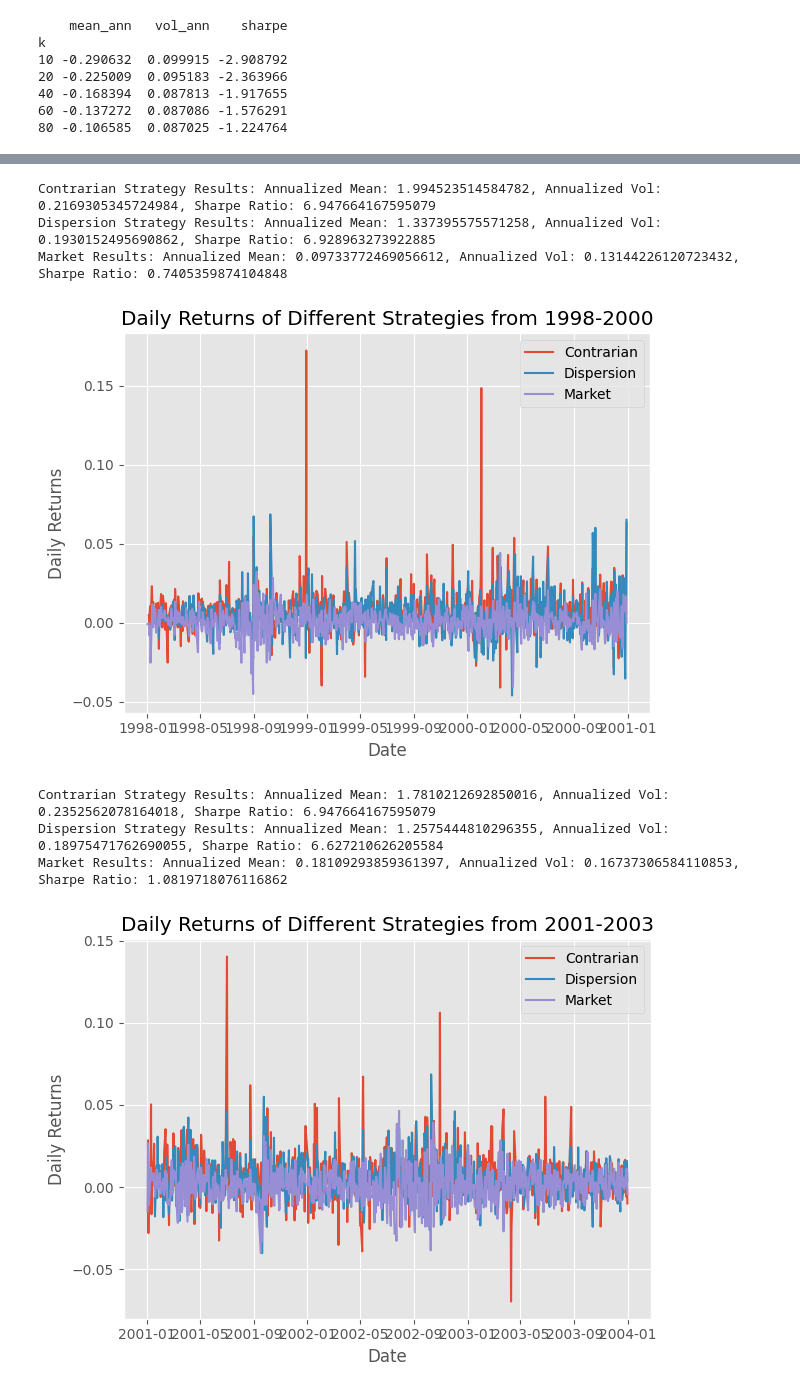
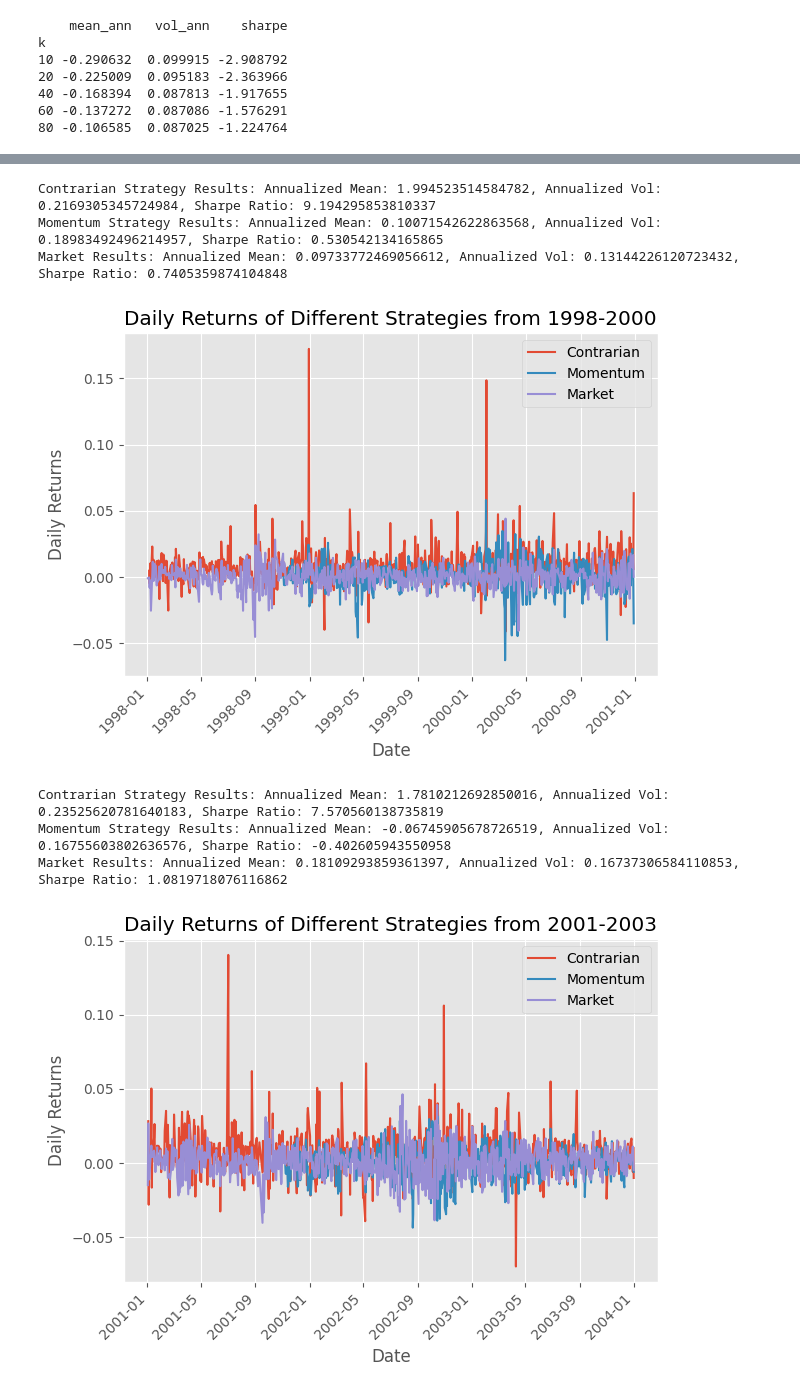
Before and after one commit to rohbws/FinDataScience, a Jupyter notebook: PSET2/v3stratsimfam.ipynb, the cells around one changed output, grey strips where cells are left out. Drawn from its saved outputs; the diff is of its cells as text; code cells hidden in the pictures.

```diff
--- a/PSET2/v3stratsimfam.ipynb
+++ b/PSET2/v3stratsimfam.ipynb
@@ -739,88 +627,90 @@ results = []
 
 #1998-2000 Out of Sample
 profit_1, weight_1 = contrarian_strategy(rtest1df, r1_excess_df, k = 1)
-profit_dis1 = dispersion_boosted_strategy(rtest1df, r1_excess_df, mom_roll = 10, dis_roll = 10, dis_threshold = 0.01)
+profit_mom1 = trend_strategy(rtest1df, r1_excess_df, k = 211)
 
 strat_mean1 = profit_1.mean() * 252
 strat_vol1 = profit_1.std() * np.sqrt(252)
-strat_sharpe1 = strat_mean / strat_vol
+strat_sharpe1 = strat_mean1 / strat_vol1
 
-dis_mean1 = profit_dis1.mean() * 252
-dis_vol1 = profit_dis1.std() * np.sqrt(252)
-dis_sharpe1 = dis_mean1 / dis_vol1
+mom_mean1 = profit_mom1.mean() * 252
+mom_vol1 = profit_mom1.std() * np.sqrt(252)
+mom_sharpe1 = mom_mean1 / mom_vol1
 
 mkt_mean = rtest1bar.mean() * 252
 mkt_vol = rtest1bar.std() * np.sqrt(252)
 mkt_sharpe = mkt_mean / mkt_vol
 
 results.append({"Sample": "Cont 1998-2000", "mean_ann": strat_mean1, "vol_ann": strat_vol1, "sharpe": strat_sharpe1})
-results.append({"Sample": "Disp 1998-2000", "mean_ann": dis_mean1, "vol_ann": dis_vol1, "sharpe": dis_sharpe1})
+results.append({"Sample": "Mom 1998-2000", "mean_ann": mom_mean1, "vol_ann": mom_vol1, "sharpe": mom_sharpe1})
 results.append({"Sample": "Mkt 1998-2000", "mean_ann": mkt_mean, "vol_ann": mkt_vol, "sharpe": mkt_sharpe})
 
 print(f'Contrarian Strategy Results: Annualized Mean: {strat_mean1}, Annualized Vol: {strat_vol1}, Sharpe Ratio: {strat_sharpe1}')
-print(f'Dispersion Strategy Results: Annualized Mean: {dis_mean1}, Annualized Vol: {dis_vol1}, Sharpe Ratio: {dis_sharpe1}')
+print(f'Momentum Strategy Results: Annualized Mean: {mom_mean1}, Annualized Vol: {mom_vol1}, Sharpe Ratio: {mom_sharpe1}')
 print(f'Market Results: Annualized Mean: {mkt_mean}, Annualized Vol: {mkt_vol}, Sharpe Ratio: {mkt_sharpe}')
 
 #Daily Portfolio Returns
 plt.style.use("ggplot")
 plt.figure()
 plt.plot(profit_1.index, profit_1.values, label = "Contrarian")
-plt.plot(profit_dis1.index, profit_dis1.values, label = "Dispersion")
+plt.plot(profit_mom1.index, profit_mom1.values, label = "Momentum")
 plt.plot(rtest1bar.index, rtest1bar.values, label = "Market")
 plt.title("Daily Returns of Different Strategies from 1998-2000")
 plt.legend()
 plt.xlabel("Date")
+plt.xticks(rotation = 45, ha = "right")
 plt.ylabel("Daily Returns")
 plt.tight_layout()
 plt.show()
 
 #2001-2003 Out of Sample
 profit_2, weight_2 = contrarian_strategy(rtest2df, r2_excess_df, k = 1)
-profit_dis2 = dispersion_boosted_strategy(rtest2df, r2_excess_df, mom_roll = 10, dis_roll = 10, dis_threshold = 0.01)
+profit_mom2 = trend_strategy(rtest2df, r2_excess_df, k = 211)
 
 strat_mean2 = profit_2.mean() * 252
 strat_vol2 = profit_2.std() * np.sqrt(252)
-strat_sharpe2 = strat_mean / strat_vol
+strat_sharpe2 = strat_mean2 / strat_vol2
 
-dis_mean2 = profit_dis2.mean() * 252
-dis_vol2 = profit_dis2.std() * np.sqrt(252)
-dis_sharpe2 = dis_mean2 / dis_vol2
+mom_mean2 = profit_mom2.mean() * 252
+mom_vol2 = profit_mom2.std() * np.sqrt(252)
+mom_sharpe2 = mom_mean2 / mom_vol2
 
 mkt_mean2 = rtest2bar.mean() * 252
 mkt_vol2 = rtest2bar.std() * np.sqrt(252)
 mkt_sharpe2 = mkt_mean2 / mkt_vol2
 
 results.append({"Sample": "Cont 2001-2003", "mean_ann": strat_mean2, "vol_ann": strat_vol2, "sharpe": strat_sharpe2})
-results.append({"Sample": "Disp 2001-2003", "mean_ann": dis_mean2, "vol_ann": dis_vol2, "sharpe": dis_sharpe2})
+results.append({"Sample": "Mom 2001-2003", "mean_ann": mom_mean2, "vol_ann": mom_vol2, "sharpe": mom_sharpe2})
 results.append({"Sample": "Mkt 2001-2003", "mean_ann": mkt_mean2, "vol_ann": mkt_vol2, "sharpe": mkt_sharpe2})
 
 print(f'Contrarian Strategy Results: Annualized Mean: {strat_mean2}, Annualized Vol: {strat_vol2}, Sharpe Ratio: {strat_sharpe2}')
-print(f'Dispersion Strategy Results: Annualized Mean: {dis_mean2}, Annualized Vol: {dis_vol2}, Sharpe Ratio: {dis_sharpe2}')
+print(f'Momentum Strategy Results: Annualized Mean: {mom_mean2}, Annualized Vol: {mom_vol2}, Sharpe Ratio: {mom_sharpe2}')
 print(f'Market Results: Annualized Mean: {mkt_mean2}, Annualized Vol: {mkt_vol2}, Sharpe Ratio: {mkt_sharpe2}')
 
 #Daily Portfolio Returns
 plt.style.use("ggplot")
 plt.figure()
 plt.plot(profit_2.index, profit_2.values, label = "Contrarian")
-plt.plot(profit_dis2.index, profit_dis2.values, label = "Dispersion")
+plt.plot(profit_mom2.index, profit_mom2.values, label = "Momentum")
 plt.plot(rtest2bar.index, rtest2bar.values, label = "Market")
 plt.title("Daily Returns of Different Strategies from 2001-2003")
 plt.legend()
 plt.xlabel("Date")
+plt.xticks(rotation = 45, ha = "right")
 plt.ylabel("Daily Returns")
 plt.tight_layout()
 plt.show()
 
 strategy_df = pd.DataFrame(results).set_index("Sample")
 print(strategy_df)
 # %% [output]
-Contrarian Strategy Results: Annualized Mean: 1.994523514584782, Annualized Vol: 0.2169305345724984, Sharpe Ratio: 6.947664167595079
-Dispersion Strategy Results: Annualized Mean: 1.337395575571258, Annualized Vol: 0.1930152495690862, Sharpe Ratio: 6.928963273922885
+Contrarian Strategy Results: Annualized Mean: 1.994523514584782, Annualized Vol: 0.2169305345724984, Sharpe Ratio: 9.194295853810337
+Momentum Strategy Results: Annualized Mean: 0.10071542622863568, Annualized Vol: 0.18983492496214957, Sharpe Ratio: 0.530542134165865
 Market Results: Annualized Mean: 0.09733772469056612, Annualized Vol: 0.13144226120723432, Sharpe Ratio: 0.7405359874104848
-[figure, old version]
+[figure, new version]
-Contrarian Strategy Results: Annualized Mean: 1.7810212692850016, Annualized Vol: 0.2352562078164018, Sharpe Ratio: 6.947664167595079
-Dispersion Strategy Results: Annualized Mean: 1.2575444810296355, Annualized Vol: 0.18975471762690055, Sharpe Ratio: 6.627210626205584
+Contrarian Strategy Results: Annualized Mean: 1.7810212692850016, Annualized Vol: 0.23525620781640183, Sharpe Ratio: 7.570560138735819
+Momentum Strategy Results: Annualized Mean: -0.06745905678726519, Annualized Vol: 0.16755603802636576, Sharpe Ratio: -0.402605943550958
 Market Results: Annualized Mean: 0.18109293859361397, Annualized Vol: 0.16737306584110853, Sharpe Ratio: 1.0819718076116862
-[figure, old version]
+[figure, new version]
                 mean_ann   vol_ann    sharpe
 Sample
```
Also changed, not shown: parts of 6 cells of this notebook.
